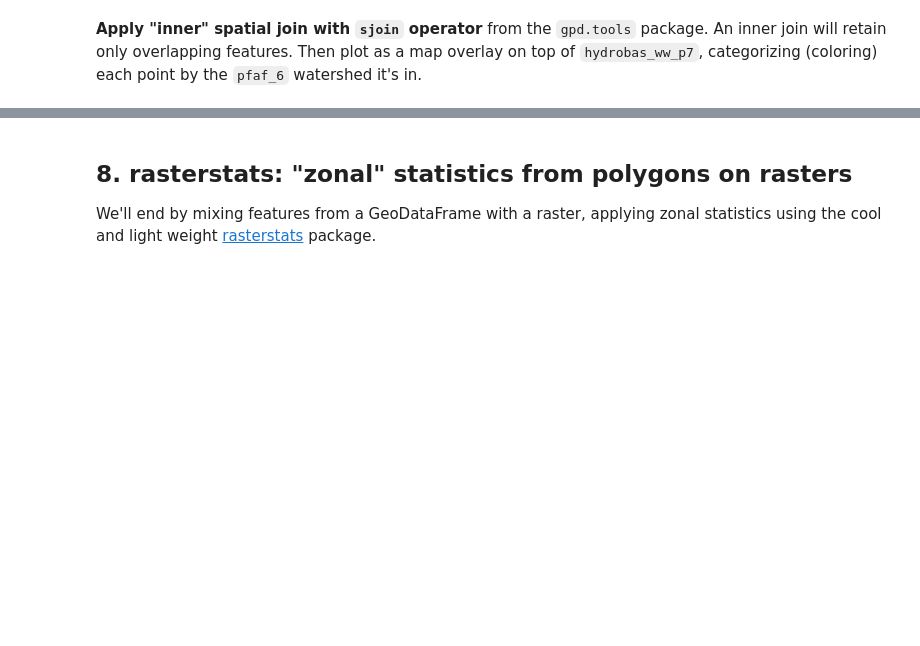
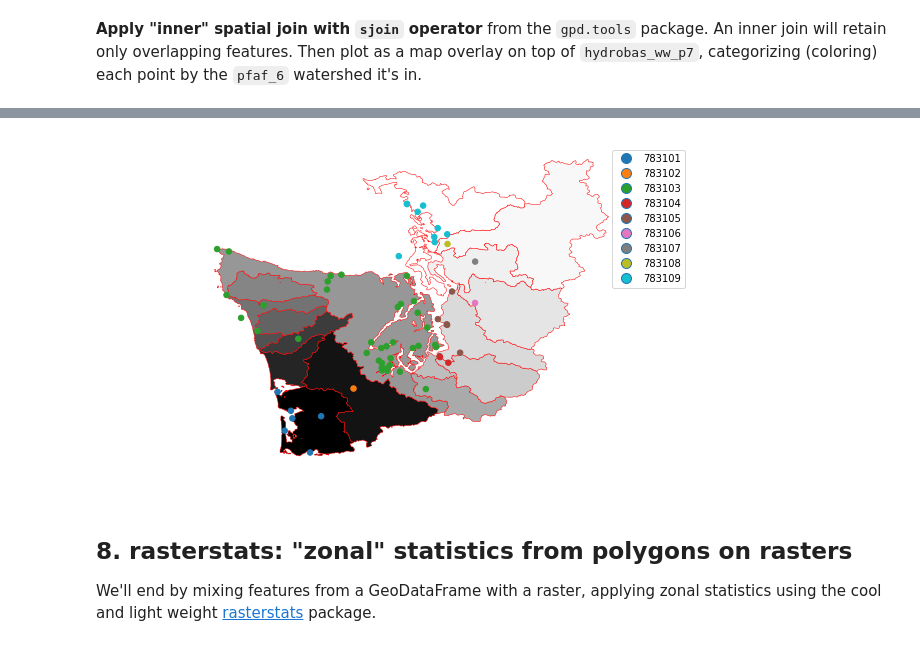
Before and after one commit to geohackweek/tutorial_contents, a Jupyter notebook: vector/notebooks/geopandas_advanced.ipynb, the cells around one changed output, grey strips where cells are left out. Drawn from its saved outputs; the diff is of its cells as text; code cells hidden in the pictures; blank space fills up the shorter version.

```diff
--- a/vector/notebooks/geopandas_advanced.ipynb
+++ b/vector/notebooks/geopandas_advanced.ipynb
@@ -247,10 +286,12 @@ len(nanoossta_hydrobas_ww_gdf)
 # %%
 f, ax = plt.subplots(1, figsize=(10, 6))
 ax.set_axis_off()
 plt.axis('equal')
-hydrobas_ww_p7.plot(ax=ax, cmap='Greys_r', linewidth=1)
+hydrobas_ww_p7.plot(ax=ax, cmap='Greys_r', linewidth=0.5, edgecolor='red')
 nanoossta_hydrobas_ww_gdf.plot(column='pfaf_6', markersize=30,
                                categorical=True, legend=True, ax=ax);
+# %% [output]
+[figure, added]
 # %% [markdown]
 ## 8. rasterstats: "zonal" statistics from polygons on rasters
 We'll end by mixing features from a GeoDataFrame with a raster, applying zonal statistics using the cool and light weight [rasterstats](https://github.com/perrygeo/python-rasterstats) package.
```
Also changed, not shown: parts of 32 cells of this notebook.
